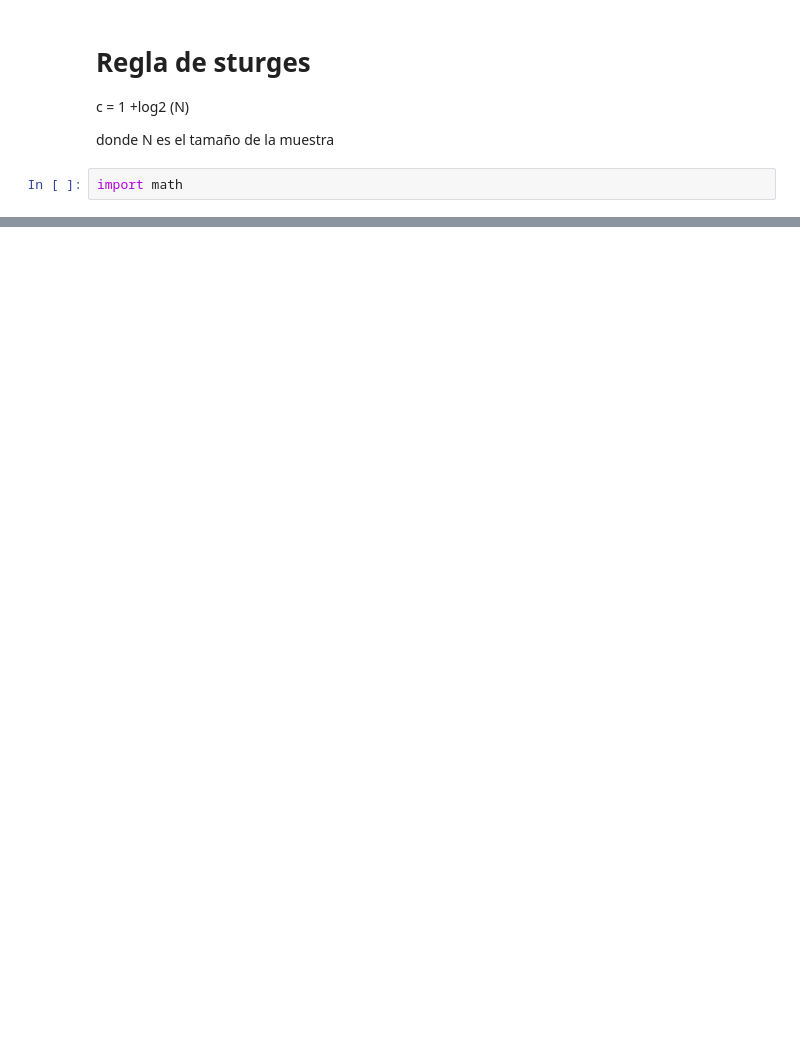
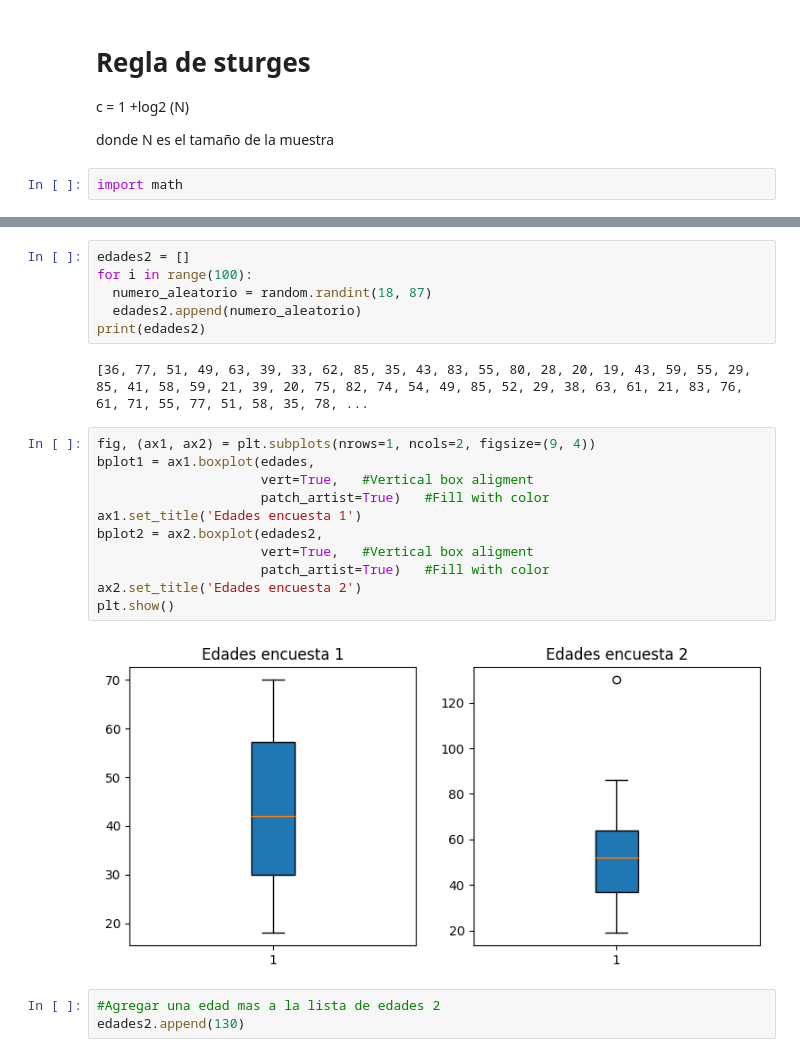
Before and after one commit to EfrenOlivasITD/PyE, a Jupyter notebook: Practica4.ipynb, the cells around one changed output, grey strips where cells are left out. Saved outputs shown, nothing was run; the diff lists cells and outputs as text; blank space fills up the shorter version.

```diff
--- a/Practica4.ipynb
+++ b/Practica4.ipynb
@@ -172,0 +213,24 @@ tabla_frecuencias['Frec Porc Arc']= tabla_frecuencias['Frec Porc'].cumsum()
+# %%
+edades2 = []
+for i in range(100):
+  numero_aleatorio = random.randint(18, 87)
+  edades2.append(numero_aleatorio)
+print(edades2)
+# %% [output]
+[36, 77, 51, 49, 63, 39, 33, 62, 85, 35, 43, 83, 55, 80, 28, 20, 19, 43, 59, 55, 29, 85, 41, 58, 59, 21, 39, 20, 75, 82, 74, 54, 49, 85, 52, 29, 38, 63, 61, 21, 83, 76, 61, 71, 55, 77, 51, 58, 35, 78, ...
+# %%
+fig, (ax1, ax2) = plt.subplots(nrows=1, ncols=2, figsize=(9, 4))
+bplot1 = ax1.boxplot(edades,
+                     vert=True,   #Vertical box aligment
+                     patch_artist=True)   #Fill with color
+ax1.set_title('Edades encuesta 1')
+bplot2 = ax2.boxplot(edades2,
+                     vert=True,   #Vertical box aligment
+                     patch_artist=True)   #Fill with color
+ax2.set_title('Edades encuesta 2')
+plt.show()
+# %% [output]
+[figure, added]
+# %%
+#Agregar una edad mas a la lista de edades 2
+edades2.append(130)
```
Also changed, not shown: parts of 16 cells of this notebook.
